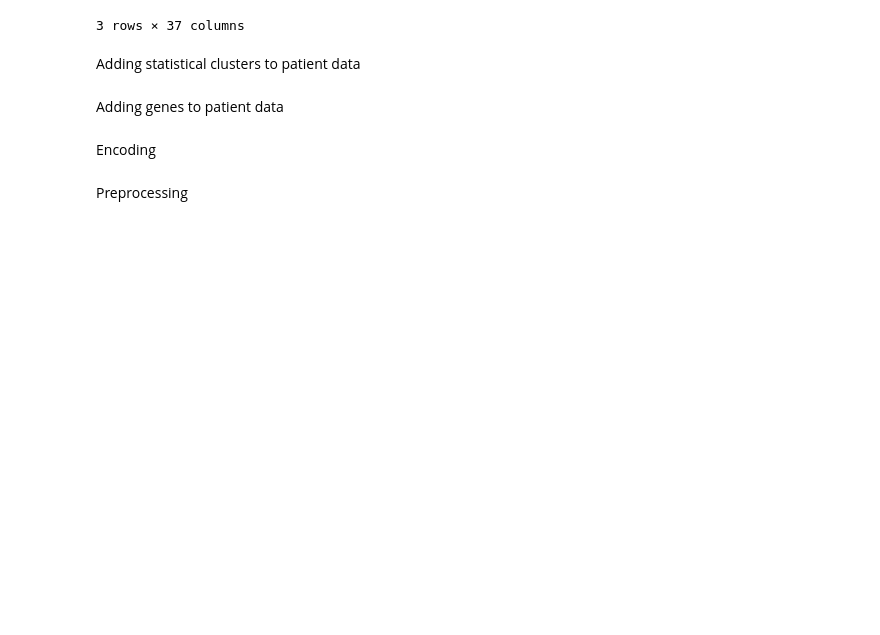
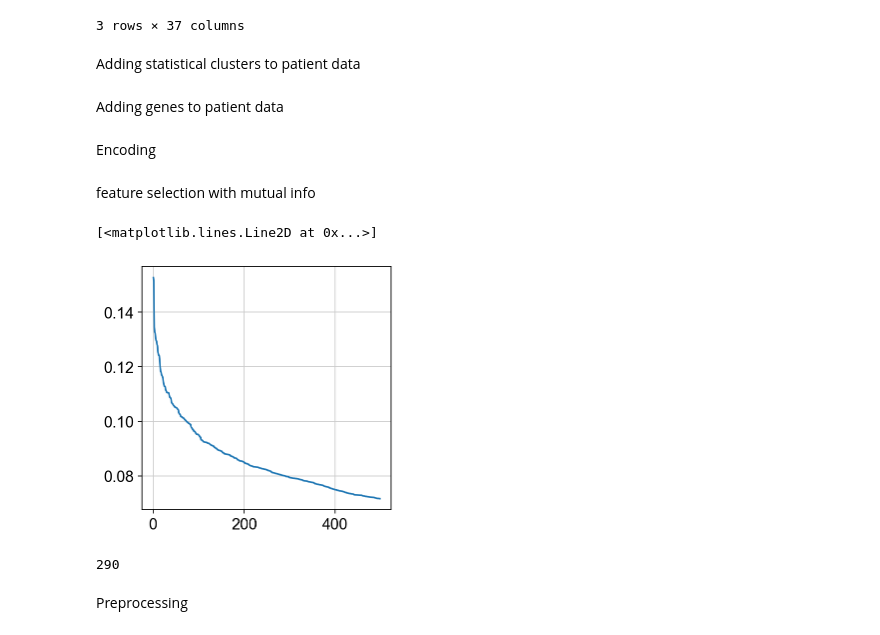
Before and after one commit to qmss5052/msk-2023, a Jupyter notebook: Survival analysis_zscores.ipynb, the cells around one changed output. Cells and saved outputs as stored; diff of their text form; code cells hidden in the pictures; blank space fills up the shorter version.

```diff
--- a/Survival analysis_zscores.ipynb
+++ b/Survival analysis_zscores.ipynb
@@ -206,8 +211,26 @@ df_genes = df_clean
 df_genes['ID'] = df_genes.index.str[:-3]
 df_genes = df_genes.reset_index(drop=True)
 # %%
-df_ML = pd.merge(df_patient_clusters_enc, df_genes, left_on='#Patient Identifier', right_on='ID').drop('ID', axis=1)
-df_ML= df_ML.loc[:, ~df_ML.columns.duplicated()].drop('#Patient Identifier', axis=1)
-df_ML['Overall Survival Status'] = df_ML['Overall Survival Status'].fillna(df_ML['Overall Survival Status'].mode()[0])
-df_ML['Overall Survival (Months)'] = df_ML['Overall Survival (Months)'].fillna(df_ML['Overall Survival (Months)'].median())
-df_ML['Sex'] = df_ML['Sex'].fillna(df_ML['Sex'].mode()[0])
+df_patient_clusters_enc['Overall Survival Status'] = df_patient_clusters_enc['Overall Survival Status'].fillna(df_patient_clusters_enc['Overall Survival Status'].mode()[0])
+df_patient_clusters_enc['Overall Survival (Months)'] = df_patient_clusters_enc['Overall Survival (Months)'].fillna(df_patient_clusters_enc['Overall Survival (Months)'].median())
+df_patient_clusters_enc['Sex'] = df_patient_clusters_enc['Sex'].fillna(df_patient_clusters_enc['Sex'].mode()[0])
+# %% [markdown]
+feature selection with mutual info
+# %%
+from sklearn.feature_selection import mutual_info_regression
+# create a dataframe containing mutual information for each feature
+var = ['Overall Survival (Months)', 'Overall Survival Status']
+midf = pd.DataFrame({
+    "feature": df_genes.drop('ID', axis=1).columns.values,
+    "mi": mutual_info_regression(df_genes.drop('ID', axis=1).values, df_patient_clusters_enc[var[0]].astype(float).values),
+}).sort_values("mi", ascending=False)
+# %%
+plt.plot(np.arange(500), midf.mi.iloc[:500])
+# %% [output]
+[<matplotlib.lines.Line2D at 0x...>]
+[figure, added]
+# %%
+selected_genes = midf.loc[midf.mi >= 0.08, "feature"]
+len(selected_genes)
+# %% [output]
+290
```
Also changed, not shown: parts of 35 cells of this notebook, 1 other file.
